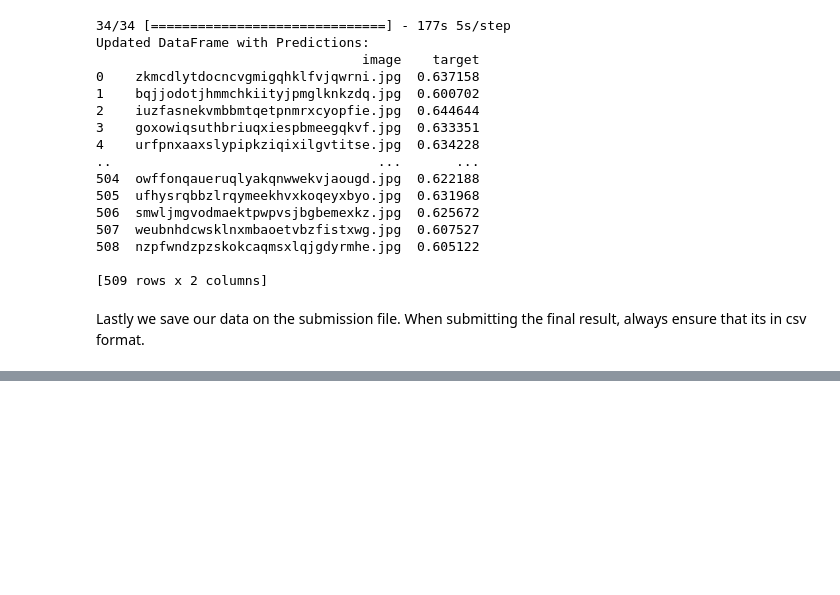
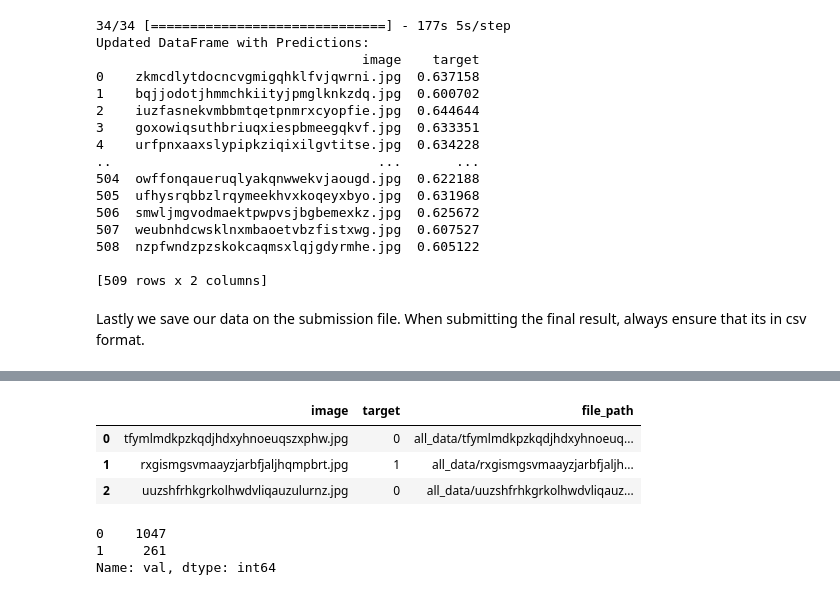
Before and after one commit to Virgo-Alpha/Mask_Detection, a Jupyter notebook: detector.ipynb, the cells around one changed output, grey strips where cells are left out. Saved outputs shown, nothing was run; the diff lists cells and outputs as text; code cells hidden in the pictures; blank space fills up the shorter version.

```diff
--- a/detector.ipynb
+++ b/detector.ipynb
@@ -452,0 +477,21 @@ Lastly we save our data on the submission file. When submitting the final result
+# %%
+import copy
+
+df = copy.deepcopy(train_labels)
+
+df['file_path'] = 'all_data/'+df['image']+'.JPG'
+df.head(3)
+# %% [output]
+|  | image | target | file_path |
+| 0 | tfymlmdkpzkqdjhdxyhnoeuqszxphw.jpg | 0 | all_data/tfymlmdkpzkqdjhdxyhnoeuq... |
+| 1 | rxgismgsvmaayzjarbfjaljhqmpbrt.jpg | 1 | all_data/rxgismgsvmaayzjarbfjaljh... |
+| 2 | uuzshfrhkgrkolhwdvliqauzulurnz.jpg | 0 | all_data/uuzshfrhkgrkolhwdvliqauz... |
+# %%
+# Set up a consistent validation set, to use for local scoring and comparing our different models
+df = df.sample(frac=1.0).reset_index() # Shuffle for good measure
+df['val'] = [int(random.random()>0.8) for _ in df.values] # 80% train, 20% val
+df['val'].value_counts() # Check the number of rows in train (0) and val(1)
+# %% [output]
+0    1047
+1     261
+Name: val, dtype: int64
```
Also changed, not shown: parts of 13 cells of this notebook.
